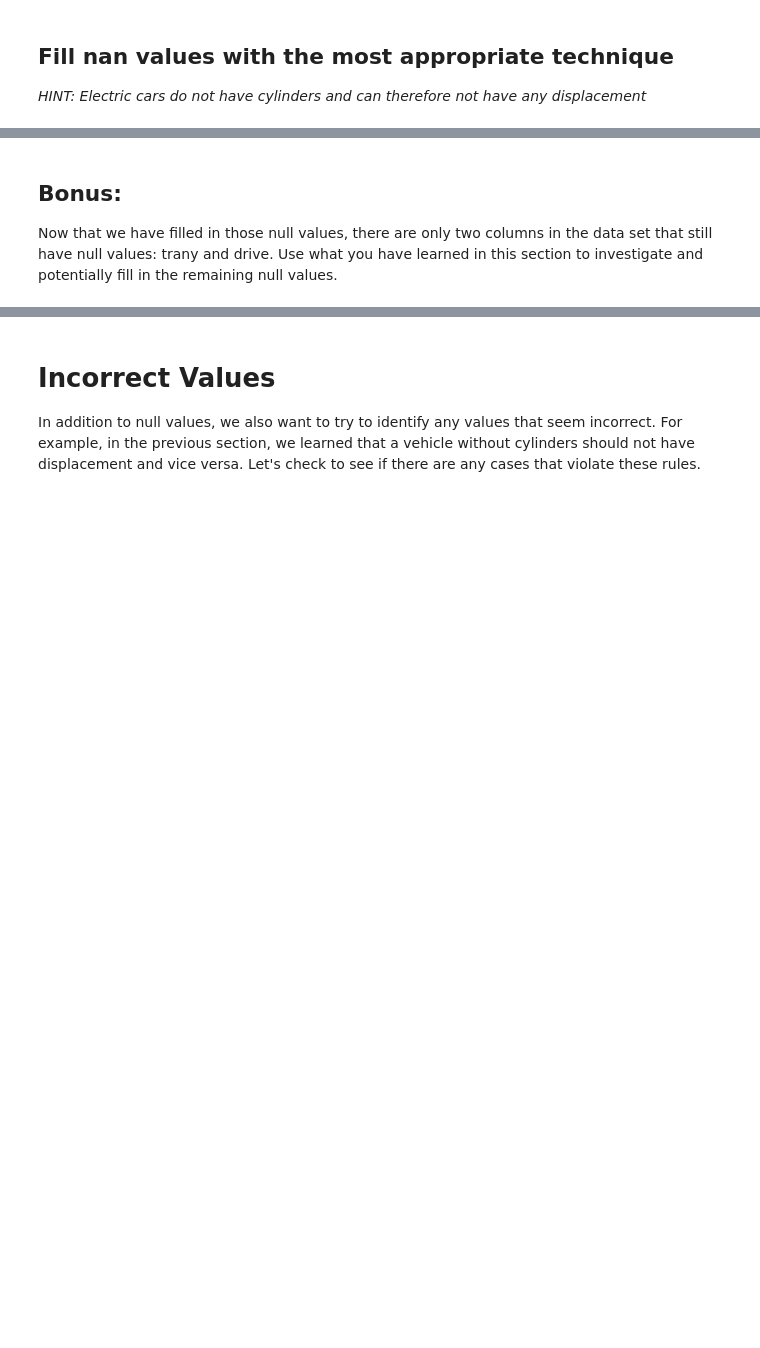
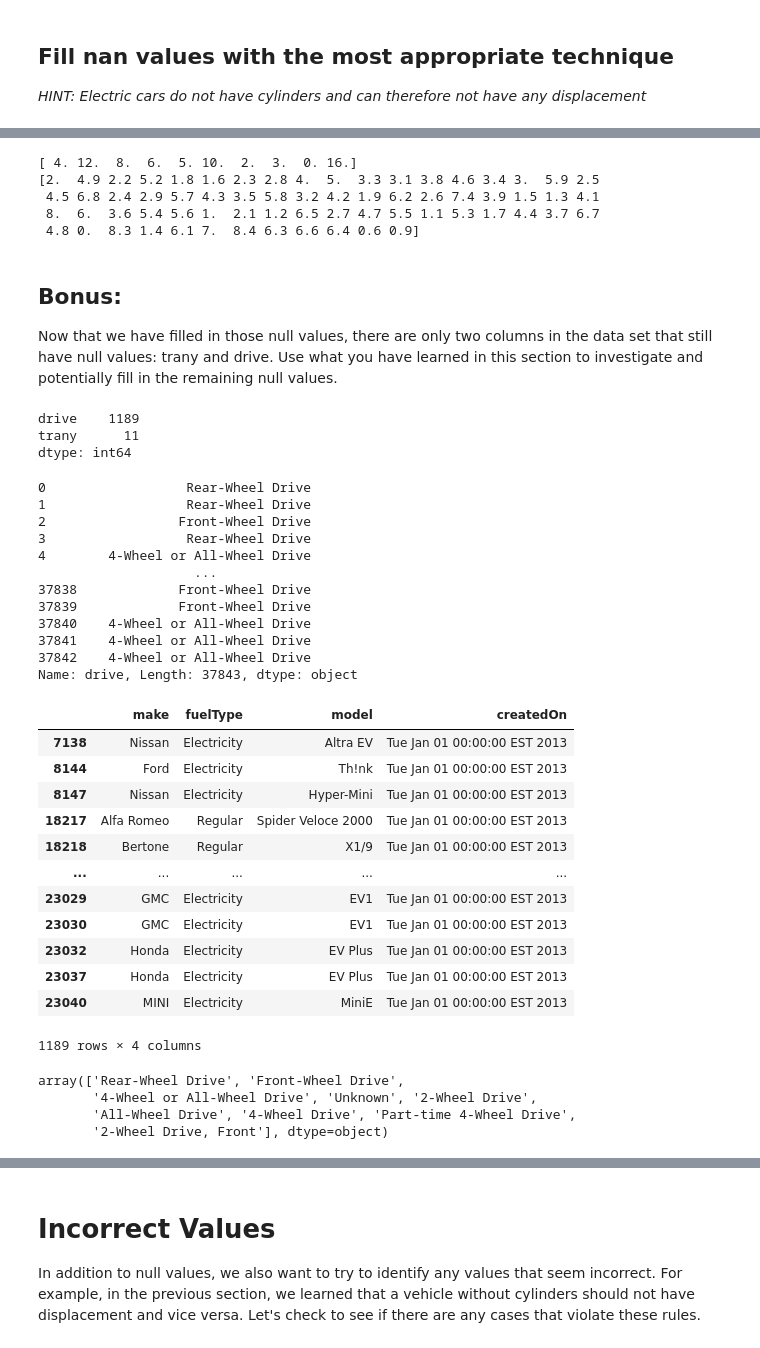
Before and after one commit to Ironhack-Data-Madrid-Octubre-2023/2.4-lab_data_cleaning, a Jupyter notebook: your-code/main.ipynb, the cells around one changed output, grey strips where cells are left out. Drawn from its saved outputs; the diff is of its cells as text; code cells hidden in the pictures; blank space fills up the shorter version.

```diff
--- a/your-code/main.ipynb
+++ b/your-code/main.ipynb
@@ -191,5 +200,61 @@ data.cylinders[data.cylinders.isna()]
+# %%
+data.cylinders.fillna(0, inplace=True)
+data.displ.fillna(0, inplace=True)
+print(data.cylinders.unique())
+print(data.displ.unique())
+# %% [output]
+[ 4. 12.  8.  6.  5. 10.  2.  3.  0. 16.]
+[2.  4.9 2.2 5.2 1.8 1.6 2.3 2.8 4.  5.  3.3 3.1 3.8 4.6 3.4 3.  5.9 2.5
+ 4.5 6.8 2.4 2.9 5.7 4.3 3.5 5.8 3.2 4.2 1.9 6.2 2.6 7.4 3.9 1.5 1.3 4.1
+ 8.  6.  3.6 5.4 5.6 1.  2.1 1.2 6.5 2.7 4.7 5.5 1.1 5.3 1.7 4.4 3.7 6.7
+ 4.8 0.  8.3 1.4 6.1 7.  8.4 6.3 6.6 6.4 0.6 0.9]
 # %% [markdown]
 ## Bonus:
 Now that we have filled in those null values, there are only two columns in the data set that still have null values: trany and drive. Use what you have learned in this section to investigate and potentially fill in the remaining null values.
 # %%
 #your code
+null_cols = data.isnull().sum()
+null_cols[null_cols > 0]
+# %% [output]
+drive    1189
+trany      11
+dtype: int64
+# %%
+null_index_drive=data.drive[data.drive.isnull()].index
+print(data.drive)
+data.loc[null_index_drive,["make", "fuelType", "model", "createdOn"]]
+# %% [output]
+0                  Rear-Wheel Drive
+1                  Rear-Wheel Drive
+2                 Front-Wheel Drive
+3                  Rear-Wheel Drive
+4        4-Wheel or All-Wheel Drive
+                    ...
+37838             Front-Wheel Drive
+37839             Front-Wheel Drive
+37840    4-Wheel or All-Wheel Drive
+37841    4-Wheel or All-Wheel Drive
+37842    4-Wheel or All-Wheel Drive
+Name: drive, Length: 37843, dtype: object
+|  | make | fuelType | model | createdOn |
+| 7138 | Nissan | Electricity | Altra EV | Tue Jan 01 00:00:00 EST 2013 |
+| 8144 | Ford | Electricity | Th!nk | Tue Jan 01 00:00:00 EST 2013 |
+| 8147 | Nissan | Electricity | Hyper-Mini | Tue Jan 01 00:00:00 EST 2013 |
+| 18217 | Alfa Romeo | Regular | Spider Veloce 2000 | Tue Jan 01 00:00:00 EST 2013 |
+| 18218 | Bertone | Regular | X1/9 | Tue Jan 01 00:00:00 EST 2013 |
+| ... | ... | ... | ... | ... |
+| 23029 | GMC | Electricity | EV1 | Tue Jan 01 00:00:00 EST 2013 |
+| 23030 | GMC | Electricity | EV1 | Tue Jan 01 00:00:00 EST 2013 |
+| 23032 | Honda | Electricity | EV Plus | Tue Jan 01 00:00:00 EST 2013 |
+| 23037 | Honda | Electricity | EV Plus | Tue Jan 01 00:00:00 EST 2013 |
+| 23040 | MINI | Electricity | MiniE | Tue Jan 01 00:00:00 EST 2013 |
+1189 rows × 4 columns
+# %%
+data.drive.fillna("Unknown", inplace=True)
+data.drive.unique()
+#there is  more than 1000 nulls so I will fill with unkown. I can also delete them since the percentage is not that high.
+# %% [output]
+array(['Rear-Wheel Drive', 'Front-Wheel Drive',
+       '4-Wheel or All-Wheel Drive', 'Unknown', '2-Wheel Drive',
+       'All-Wheel Drive', '4-Wheel Drive', 'Part-time 4-Wheel Drive',
+       '2-Wheel Drive, Front'], dtype=object)
```
Also changed, not shown: parts of 32 cells of this notebook.
